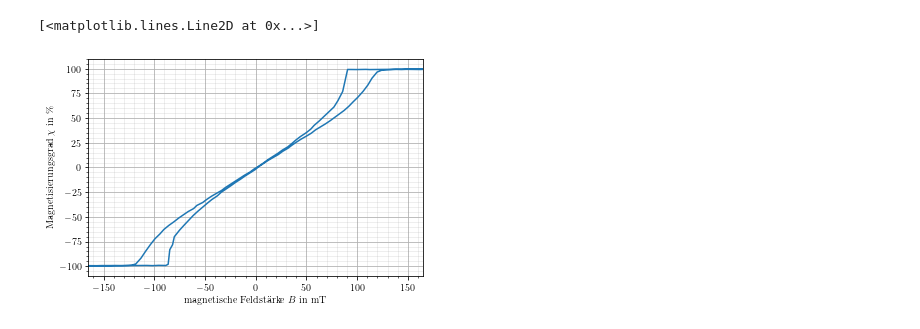
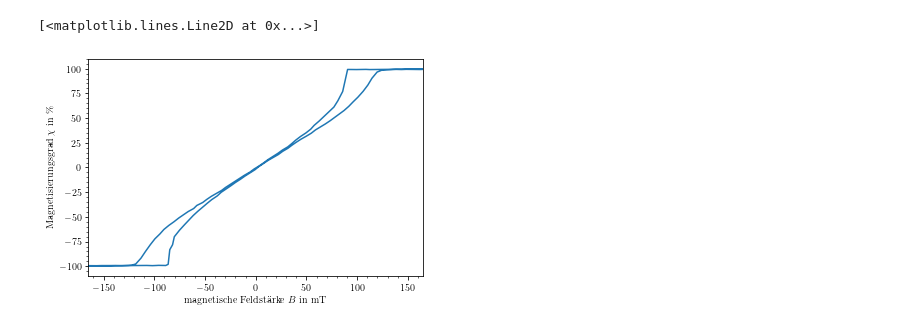
Before and after one commit to lrlunin/bachelorarbeit_python_notebooks_and_data, a Jupyter notebook: moke/moke hysteresis.ipynb, the cells around one changed output. Cells and saved outputs as stored; diff of their text form; code cells hidden in the pictures.

Commit message:
remove grid

```diff
--- a/moke/moke hysteresis.ipynb
+++ b/moke/moke hysteresis.ipynb
@@ -28,26 +28,26 @@ I, B, HallErr, avgDiff, errDiff, avgSum, errSum, avgR, errR = np.loadtxt("202203
 # %%
 %matplotlib inline
 #grob
 fig, axs = plt.figure(), plt.gca()
 #fig.suptitle('MOENCH detector characteristics')
 #plt.subplots_adjust(hspace =0.6)
 axes = axs
 axes.set_xlim((-165, 165))
 #axes.set_title('Soft X-Ray Range')
 axes.set_xlabel(r'magnetische Feldstärke $B$ in mT')
 axes.set_ylabel(r"Magnetisierungsgrad $\chi$ in \%")
-axes.grid(which='major')
-axes.grid(which='minor', color='#999999', linestyle='-', alpha=0.2)
+#axes.grid(which='major')
+#axes.grid(which='minor', color='#999999', linestyle='-', alpha=0.2)
 #axes.xaxis.set_major_formatter(OOMFormatter(order = 0, fformat = "%1.0f"))
 #axes.yaxis.set_major_formatter(OOMFormatter(order = 0, fformat = "%1.0f"))
 axes.xaxis.set_major_locator(MultipleLocator(50))
 axes.xaxis.set_minor_locator(AutoMinorLocator(5))
 axes.yaxis.set_major_locator(MultipleLocator(25))
 axes.yaxis.set_minor_locator(AutoMinorLocator(5))
 axes.plot(B, -1*avgR/np.abs(np.max(avgR))*100)
 # %% [output]
 [<matplotlib.lines.Line2D at 0x...>]
-[figure, old version]
+[figure, new version]
 # %%
 fig.savefig('ds220107_R1_moke.pgf',bbox_inches='tight', pad_inches=0.0)
 # %%
```
Also changed, not shown: 1 other file.
